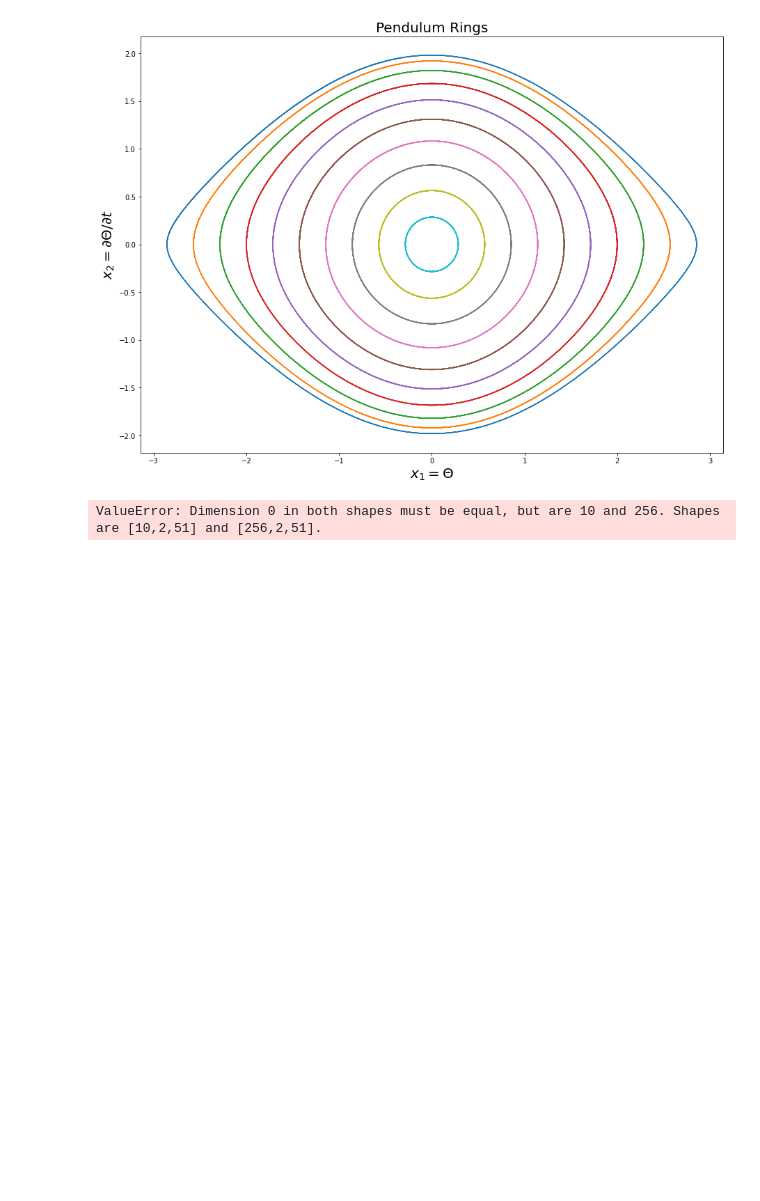
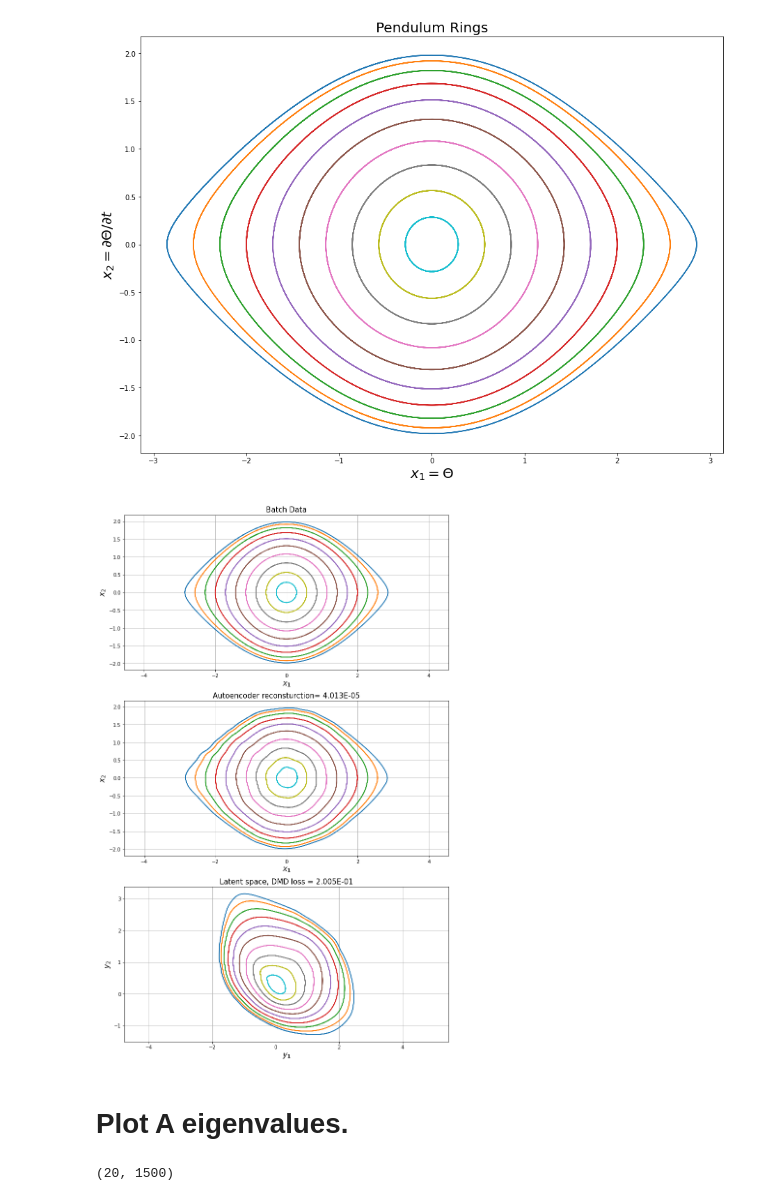
Before and after one commit to opaliss/dmd_autoencoder, a Jupyter notebook: analysis/compare_pendulum_jan_19th.ipynb, the cells around one changed output. Drawn from its saved outputs; the diff is of its cells as text; code cells hidden in the pictures; blank space fills up the shorter version.

Commit message:
update DataMaker and loss function.

```diff
--- a/analysis/compare_pendulum_jan_19th.ipynb
+++ b/analysis/compare_pendulum_jan_19th.ipynb
@@ -52,7 +56,7 @@ plt.show()
 # Hyperparameters!
 
 hyp_params = dict()
-hyp_params['num_t_steps'] = 51
+hyp_params['num_t_steps'] = 1500
 hyp_params['phys_dim'] = 2
 hyp_params['num_init_conds'] = 10
 hyp_params['batch_size'] = 10 # MAJOR PARAMETER CHOICE
@@ -76,8 +80,63 @@ hyp_params['c3'] = 1 # coefficient of pred loss.
 # We must call the model first, then load the weights
 model = DMDMachine(hyp_params)
 # %%
-model.autoencoder = keras.models.load_model("../models/my_model_Ex2_oct21", compile=False)
+model.autoencoder.encoder = keras.models.load_model("../models/encAeEx2_2021-01-19", compile=False)
+model.autoencoder.decoder = keras.models.load_model("../models/decAeEx2_2021-01-19", compile=False)
 # %%
-test_run = model(test_data[:, :, :51])
+test_run = model(test_data)
-# %% [output]
-ValueError: Dimension 0 in both shapes must be equal, but are 10 and 256. Shapes are [10,2,51] and [256,2,51].
+# %%
+fig, ax = plt.subplots(nrows=3, ncols=1, figsize=(12, 20))
+
+rect = fig.patch
+rect.set_facecolor("white")
+
+observed_data = test_data
+for ii in range(0, observed_data.shape[0]):
+    x1 = observed_data[ii, 0, :]
+    x2 = observed_data[ii, 1, :]
+    ax[0].plot(x1, x2, '-')
+ax[0].grid()
+ax[0].set_xlabel("$x_{1}$", fontsize=15)
+ax[0].set_ylabel("$x_{2}$", fontsize=15)
+ax[0].set_title("Batch Data", fontsize=15)
+
+ae_data = test_run[0].numpy()
+for ii in range(0, ae_data.shape[0]):
+    x1 = ae_data[ii, 0, :]
+    x2 = ae_data[ii, 1, :]
+    ax[1].plot(x1, x2, '-')
+ax[1].grid()
+ax[1].set_xlabel("$x_{1}$", fontsize=15)
+ax[1].set_ylabel("$x_{2}$", fontsize=15)
+
+ae_loss = format(test_run[3].numpy(), ".3E")
+ax[1].set_title("Autoencoder reconsturction= " + str(ae_loss), fontsize=15)
+
+modeled_data = test_run[1].numpy()
+for ii in range(0, modeled_data.shape[0]):
+    modeled_rot = modeled_data[ii, :, :]
+    x1 = modeled_rot[0]
+    x2 = modeled_rot[1]
+    ax[2].plot(x1, x2, '-')
+ax[2].grid()
+ax[2].set_xlabel("$y_{1}$", fontsize=15)
+ax[2].set_ylabel("$y_{2}$", fontsize=15)
+
+dmd_loss = format(test_run[2].numpy(), ".3E")
+ax[2].set_title("Latent space, DMD loss = " + str(dmd_loss), fontsize=15)
+
+
+_ = ax[0].axis("equal")
+_ = ax[1].axis("equal")
+_ = ax[2].axis("equal")
+# %% [output]
+[figure, added]
+# %% [markdown]
+# Plot A eigenvalues.
+# %%
+y = test_run[1]
+y_reshape = model.reshape(y).numpy()
+A = model.get_amat(y_reshape).numpy()
+print(np.shape(y_reshape))
+# %% [output]
+(20, 1500)
```
Also changed, not shown: parts of 16 cells of this notebook, 15 other files.
